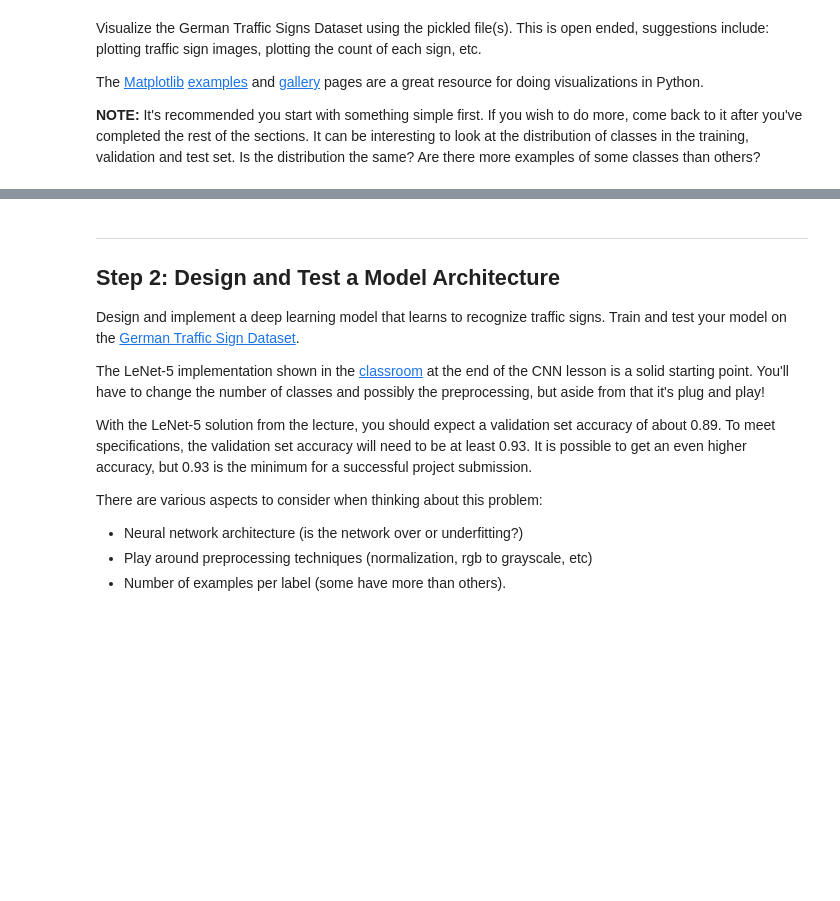
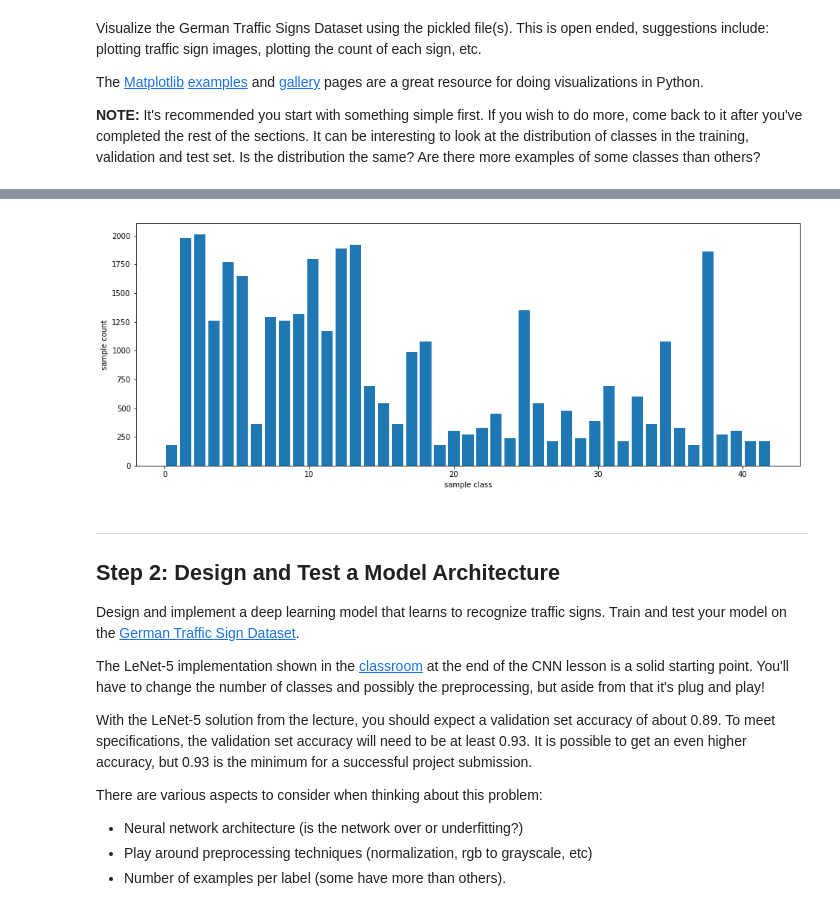
Before and after one commit to jayasim/CarND-Traffic-Sign-Classifier-Project, a Jupyter notebook: Traffic_Sign_Classifier.ipynb, the cells around one changed output, grey strips where cells are left out. Saved outputs shown, nothing was run; the diff lists cells and outputs as text; code cells hidden in the pictures; blank space fills up the shorter version.

```diff
--- a/Traffic_Sign_Classifier.ipynb
+++ b/Traffic_Sign_Classifier.ipynb
@@ -151,3 +131,13 @@ plt.show()
+# %%
+def histogram(data, bins):
+    plt.figure(figsize=(16,6))
+    plt.hist(data, bins=bins, rwidth=.8)
+    plt.ylabel('sample count')
+    plt.xlabel('sample class')
+
+histogram(y_train, n_classes)
+# %% [output]
+[figure, added]
 # %% [markdown]
 ----
 
```
Also changed, not shown: parts of 33 cells of this notebook, 28 other files.
